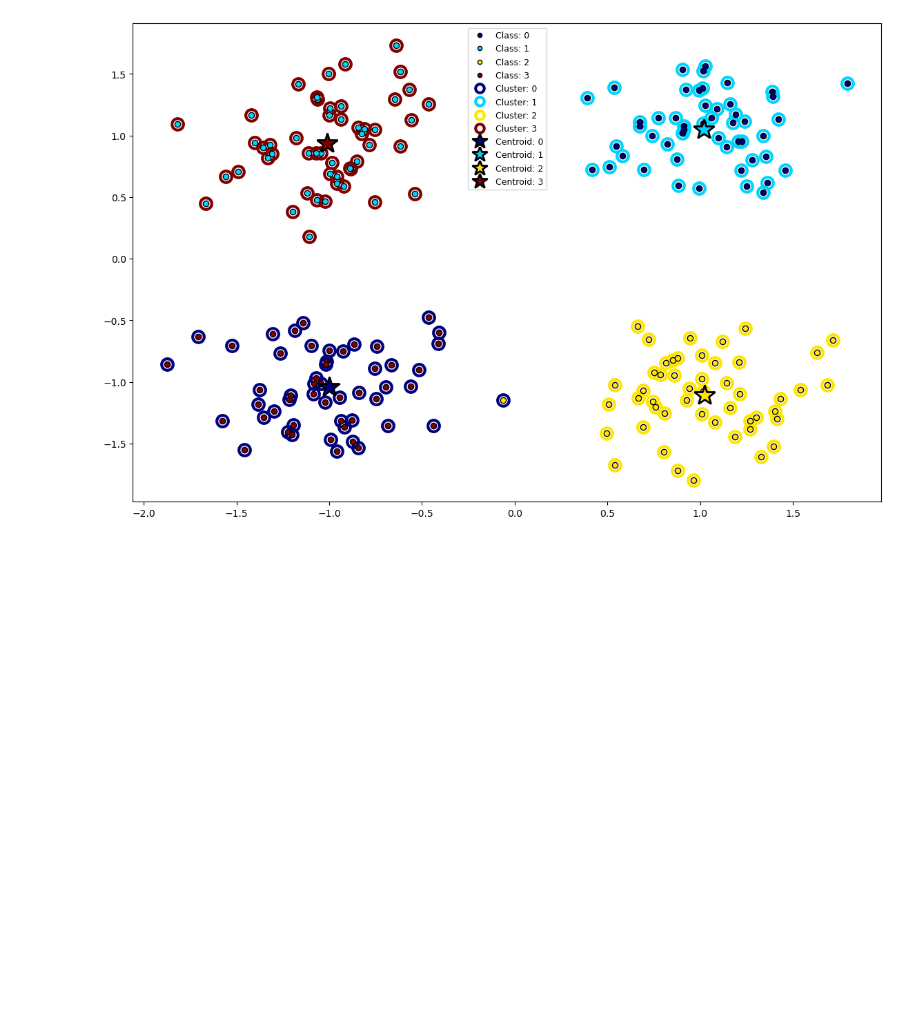
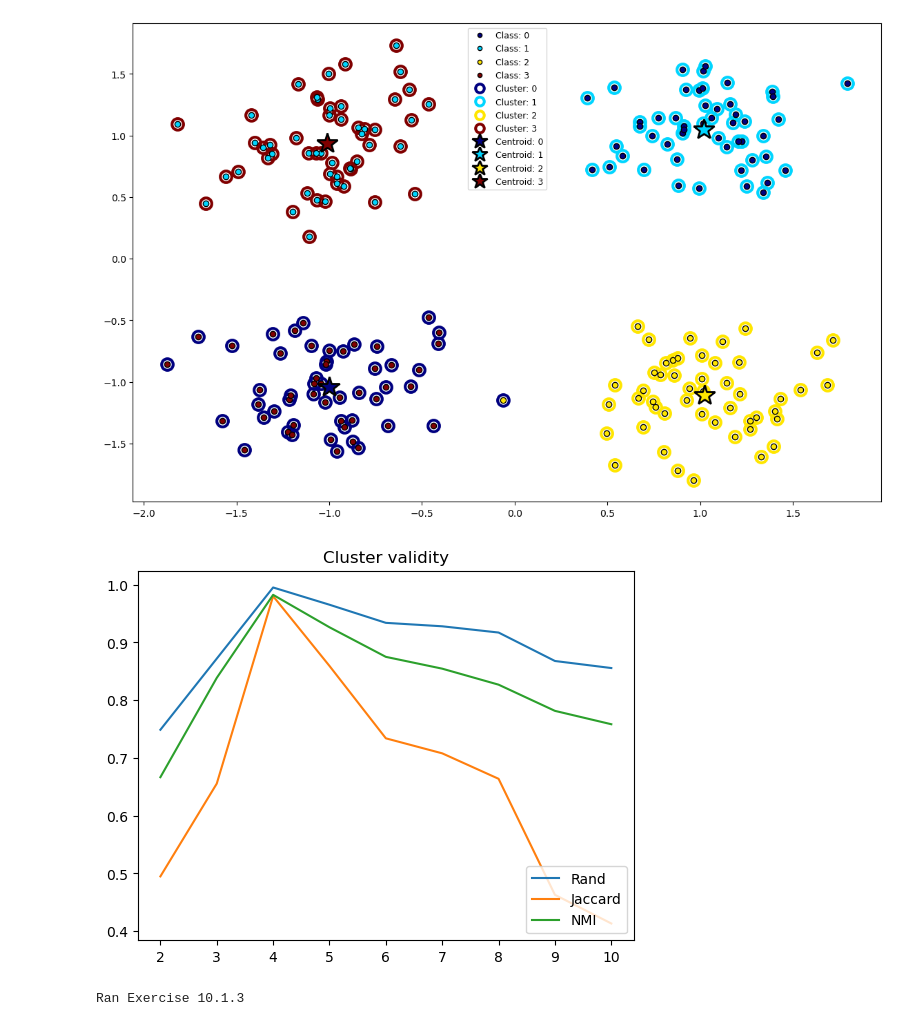
Before and after one commit to MonkeScripts/02450-ML, a Jupyter notebook: week10/ex10.ipynb, the cells around one changed output. Saved outputs shown, nothing was run; the diff lists cells and outputs as text; code cells hidden in the pictures; blank space fills up the shorter version.

```diff
--- a/week10/ex10.ipynb
+++ b/week10/ex10.ipynb
@@ -33,3 +33,53 @@ clusterplot(X, cls, centroids, y)
 plt.show()
 # %% [output]
 [figure]
+# %%
+# exercise 10.1.3
+import importlib_resources
+import numpy as np
+import matplotlib.pyplot as plt
+from scipy.io import loadmat
+from sklearn.cluster import k_means
+
+from dtuimldmtools import clusterval
+
+filename = importlib_resources.files("dtuimldmtools").joinpath("data/synth1.mat")
+
+# Load Matlab data file and extract variables of interest
+mat_data = loadmat(filename)
+X = mat_data["X"]
+y = mat_data["y"].squeeze()
+attributeNames = [name[0] for name in mat_data["attributeNames"].squeeze()]
+classNames = [name[0][0] for name in mat_data["classNames"]]
+N, M = X.shape
+C = len(classNames)
+
+# Maximum number of clusters:
+K = 10
+
+# Allocate variables:
+Rand = np.zeros((K - 1,))
+Jaccard = np.zeros((K - 1,))
+NMI = np.zeros((K - 1,))
+
+for k in range(K - 1):
+    # run K-means clustering:
+    # cls = Pycluster.kcluster(X,k+1)[0]
+    centroids, cls, inertia = k_means(X, k + 2)
+    # compute cluster validities:
+    Rand[k], Jaccard[k], NMI[k] = clusterval(y, cls)
+
+# Plot results:
+
+plt.figure(1)
+plt.title("Cluster validity")
+plt.plot(np.arange(K - 1) + 2, Rand)
+plt.plot(np.arange(K - 1) + 2, Jaccard)
+plt.plot(np.arange(K - 1) + 2, NMI)
+plt.legend(["Rand", "Jaccard", "NMI"], loc=4)
+plt.show()
+
+print("Ran Exercise 10.1.3")
+# %% [output]
+[figure, added]
+Ran Exercise 10.1.3
```
Also changed, not shown: parts of 11 cells of this notebook, 12 other files.
